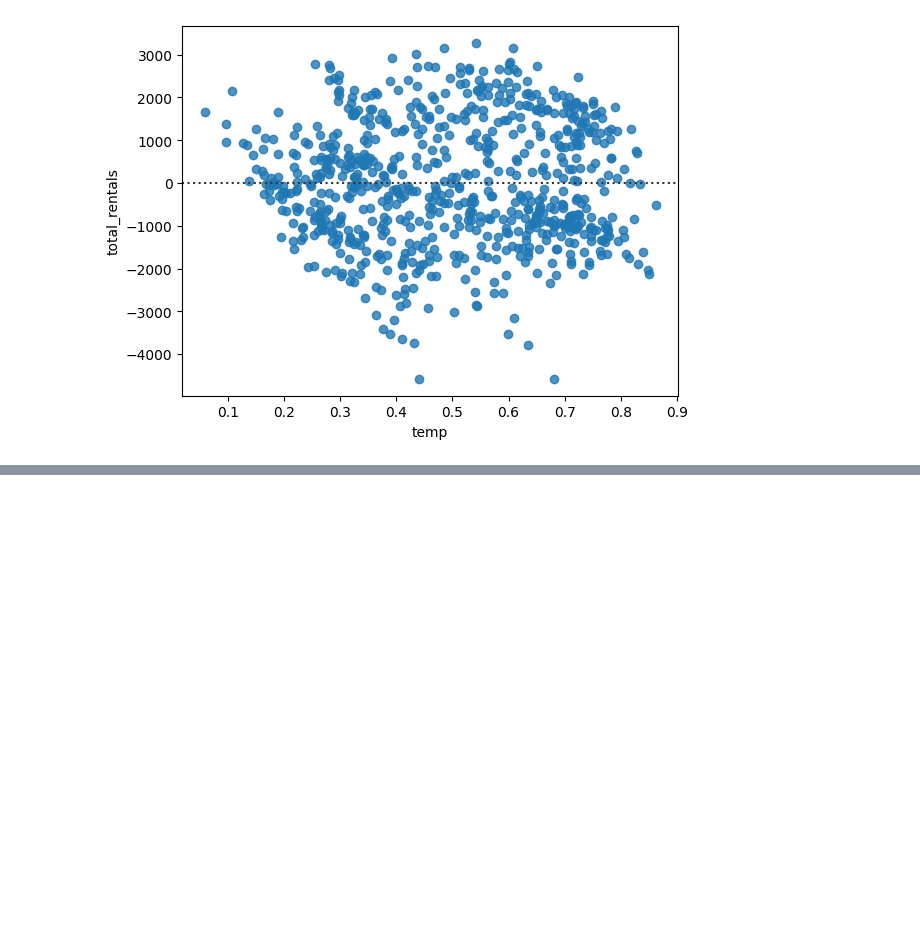
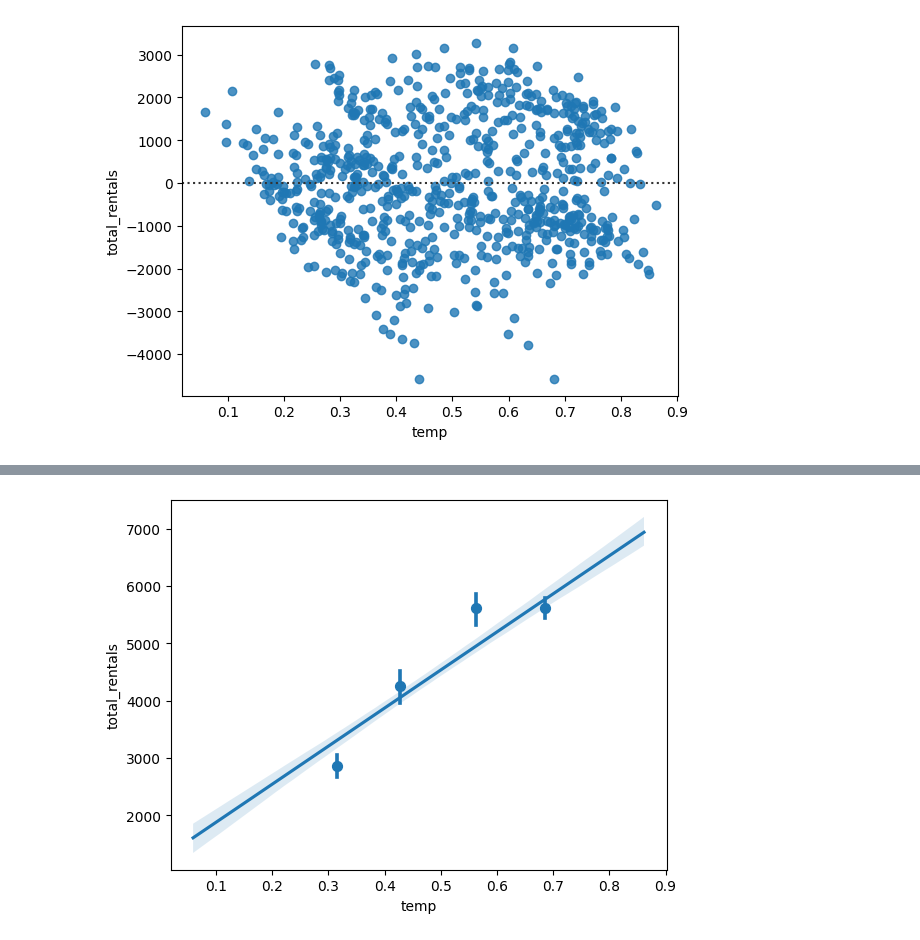
Before and after one commit to Kinetics20/Data_viz_lab, a Jupyter notebook: seaborn_2.ipynb, the cells around one changed output, grey strips where cells are left out. Cells and saved outputs as stored; diff of their text form; code cells hidden in the pictures; blank space fills up the shorter version.

```diff
--- a/seaborn_2.ipynb
+++ b/seaborn_2.ipynb
@@ -562,0 +589,11 @@ plt.show()
+# %%
+sns.regplot(
+    x='temp',
+    y='total_rentals',
+    data=bike,
+    x_bins=4
+)
+
+plt.show()
+# %% [output]
+[figure, added]
```
Also changed, not shown: parts of 32 cells of this notebook.
